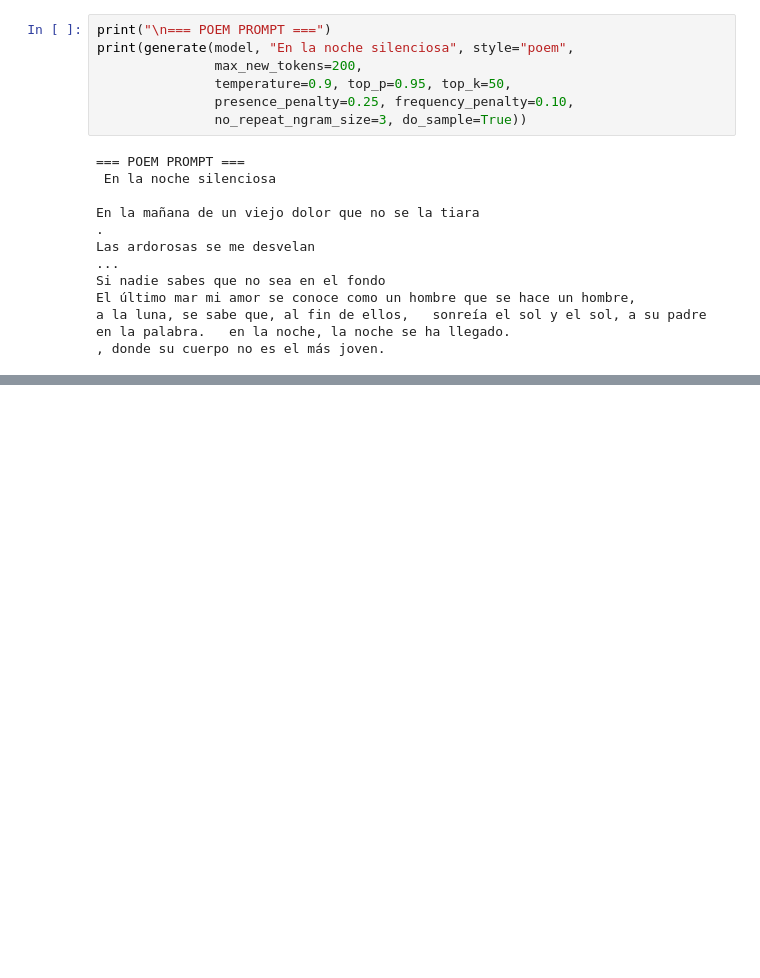
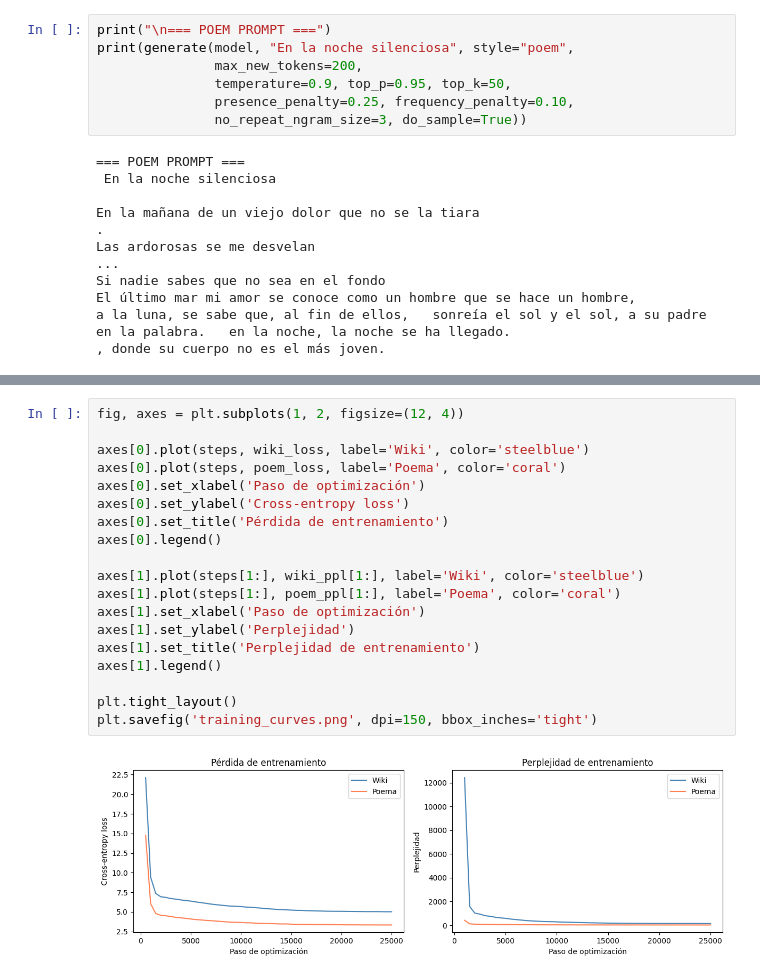
Before and after one commit to caro370/INSO_TFG, a Jupyter notebook: experiments/notebooks/00_training.ipynb, the cells around one changed output, grey strips where cells are left out. Cells and saved outputs as stored; diff of their text form; blank space fills up the shorter version.

Commit message:
entrenamiento y analisis actualizados

```diff
--- a/experiments/notebooks/00_training.ipynb
+++ b/experiments/notebooks/00_training.ipynb
@@ -829,0 +946,21 @@ a la luna, se sabe que, al fin de ellos,   sonreía el sol y el sol, a su padre
+# %%
+fig, axes = plt.subplots(1, 2, figsize=(12, 4))
+
+axes[0].plot(steps, wiki_loss, label='Wiki', color='steelblue')
+axes[0].plot(steps, poem_loss, label='Poema', color='coral')
+axes[0].set_xlabel('Paso de optimización')
+axes[0].set_ylabel('Cross-entropy loss')
+axes[0].set_title('Pérdida de entrenamiento')
+axes[0].legend()
+
+axes[1].plot(steps[1:], wiki_ppl[1:], label='Wiki', color='steelblue')
+axes[1].plot(steps[1:], poem_ppl[1:], label='Poema', color='coral')
+axes[1].set_xlabel('Paso de optimización')
+axes[1].set_ylabel('Perplejidad')
+axes[1].set_title('Perplejidad de entrenamiento')
+axes[1].legend()
+
+plt.tight_layout()
+plt.savefig('training_curves.png', dpi=150, bbox_inches='tight')
+# %% [output]
+[figure, added]
```
Also changed, not shown: parts of 2 cells of this notebook, 1 other file.
